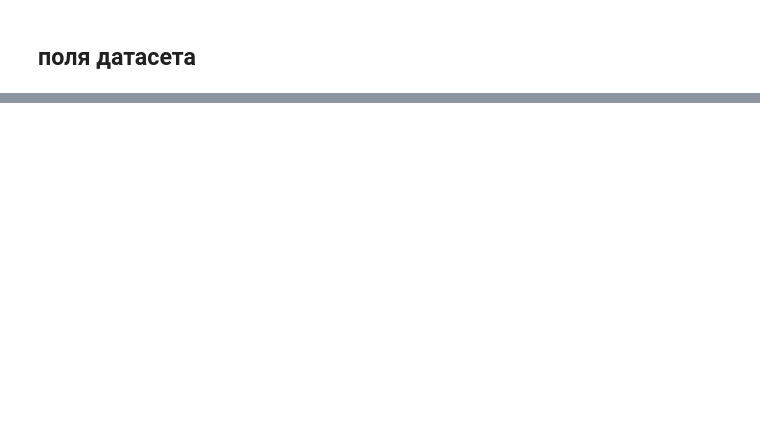
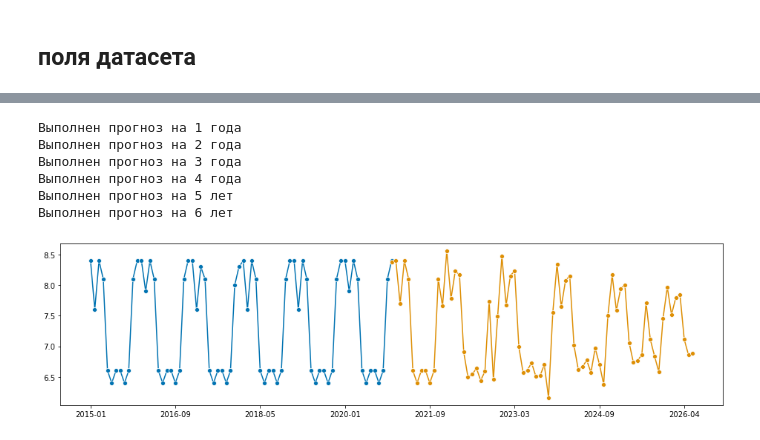
Before and after one commit to stureiko/TFP, a Jupyter notebook: TFP-ML-model.ipynb, the cells around one changed output, grey strips where cells are left out. Drawn from its saved outputs; the diff is of its cells as text; code cells hidden in the pictures; blank space fills up the shorter version.

```diff
--- a/TFP-ML-model.ipynb
+++ b/TFP-ML-model.ipynb
@@ -235,0 +125,42 @@ RMSE:   98.107
+# %%
+y = df.loc[((df['line_name']==df['line_name'][1]) &
+             (df.date_time.dt.year > 2014))]\
+        [['tvp_without_rr', 'date_time']].fillna(0)
+y = y.set_index('date_time')
+y = pd.Series(y['tvp_without_rr'].values, index=y.index.to_period())
+y_source = y.copy(deep=True)
+y_pred = pd.Series()
+
+for i in range(6):
+    #Forecasting
+
+    forecast_period = 12
+
+    fh = ForecastingHorizon(
+        pd.PeriodIndex(pd.date_range(str(y.index[-1].year) + '-' + str(y.index[-1].month),
+                                     periods=forecast_period, freq="M")),
+        is_relative=False)
+
+    # Forecasters
+
+    forecaster_AutoARIMA = AutoARIMA(sp=forecast_period, suppress_warnings=True)
+
+    forecaster_AutoARIMA.fit(y)
+    y_pred_AutoARIMA = forecaster_AutoARIMA.predict(fh)
+
+    y = pd.concat([y, y_pred_AutoARIMA])
+    y_pred = pd.concat([y_pred, y_pred_AutoARIMA])
+
+    if i < 4:
+        print(f'Выполнен прогноз на {i+1} года')
+    else:
+        print(f'Выполнен прогноз на {i+1} лет')
+plot_series(y_source, y_pred);
+# %% [output]
+Выполнен прогноз на 1 года
+Выполнен прогноз на 2 года
+Выполнен прогноз на 3 года
+Выполнен прогноз на 4 года
+Выполнен прогноз на 5 лет
+Выполнен прогноз на 6 лет
+[figure, added]
```
Also changed, not shown: parts of 30 cells of this notebook.
